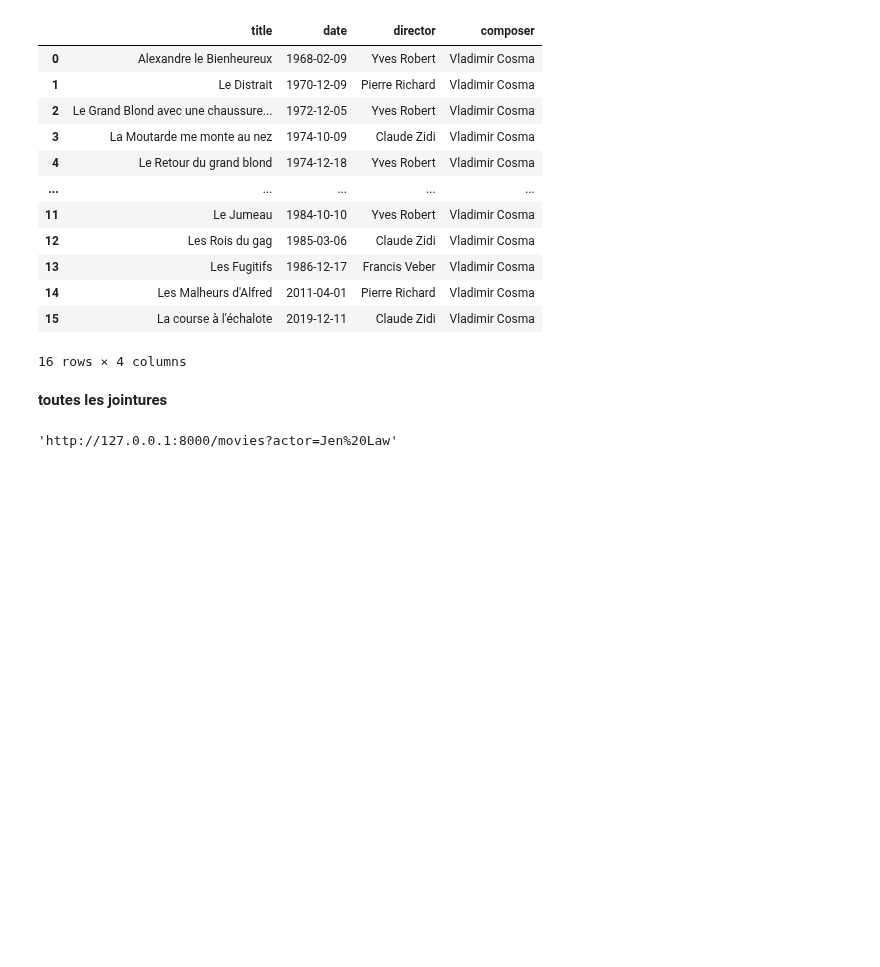
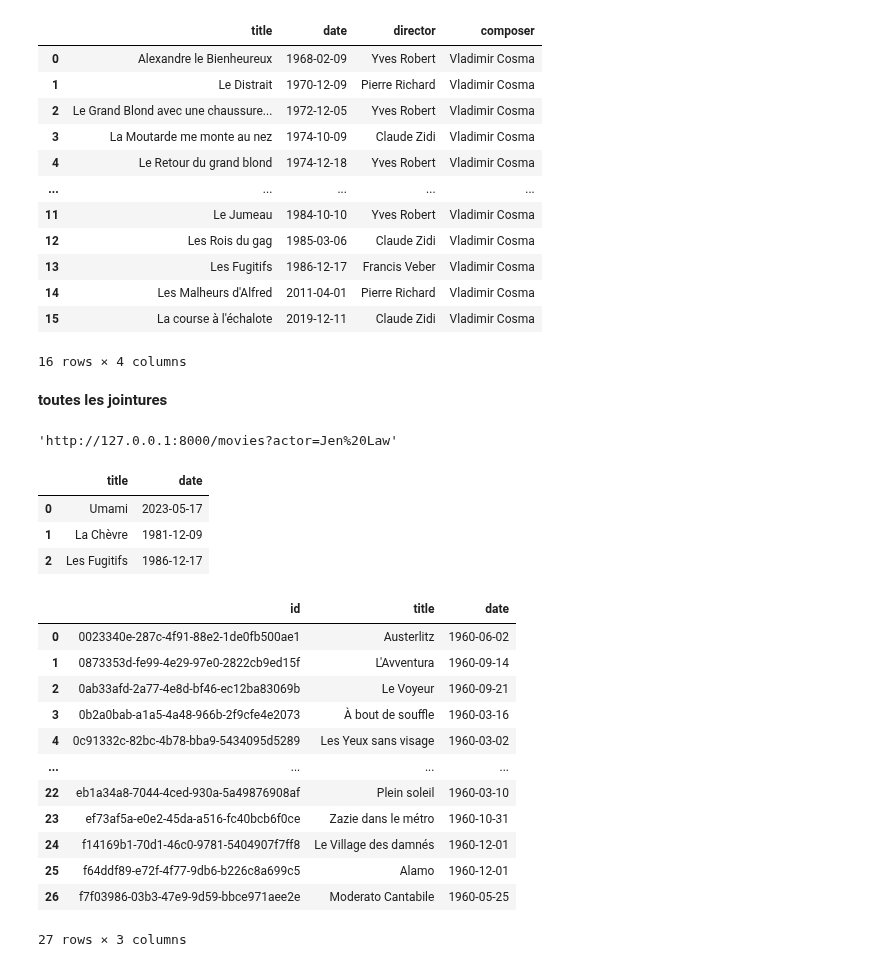
Before and after one commit to Franck-LF/projectBlock1, a Jupyter notebook: DBmovies.ipynb, the cells around one changed output. Cells and saved outputs as stored; diff of their text form; code cells hidden in the pictures; blank space fills up the shorter version.

```diff
--- a/DBmovies.ipynb
+++ b/DBmovies.ipynb
@@ -953,3 +991,57 @@ o = f"http://127.0.0.1:8000/movies?actor={quote(item['actor_name'])}"
 o
 # %% [output]
 'http://127.0.0.1:8000/movies?actor=Jen%20Law'
+# %%
+query = (""" \
+SELECT m.title AS 'title', \
+       m.release_date AS 'date' \
+FROM movies AS m \
+JOIN actor_movie AS am ON am.movie_id = m.movie_id \
+JOIN actors AS a ON a.actor_id = am.actor_id \
+WHERE a.actor_name LIKE '%Depardieu%'
+INTERSECT
+SELECT m.title AS 'title', \
+       m.release_date AS 'date' \
+FROM movies AS m \
+JOIN actor_movie AS am ON am.movie_id = m.movie_id \
+JOIN actors AS a ON a.actor_id = am.actor_id \
+WHERE a.actor_name LIKE '%Pierre Richard%' \
+LIMIT 3; \
+""")
+cursor.execute(query)
+result = cursor.fetchall()
+df = pd.DataFrame(result, columns = ['title', 'date'])
+df
+# %% [output]
+|  | title | date |
+| 0 | Umami | 2023-05-17 |
+| 1 | La Chèvre | 1981-12-09 |
+| 2 | Les Fugitifs | 1986-12-17 |
+# %%
+query = ("""
+SELECT movie_id, title, release_date
+FROM movies
+INTERSECT
+SELECT movie_id, title, release_date
+FROM movies AS m
+WHERE YEAR(release_date) = '1960'
+LIMIT 100
+""")
+cursor.execute(query)
+result = cursor.fetchall()
+df = pd.DataFrame(result, columns = ['id', 'title', 'date'])
+df
+# %% [output]
+|  | id | title | date |
+| 0 | 0023340e-287c-4f91-88e2-1de0fb500ae1 | Austerlitz | 1960-06-02 |
+| 1 | 0873353d-fe99-4e29-97e0-2822cb9ed15f | L'Avventura | 1960-09-14 |
+| 2 | 0ab33afd-2a77-4e8d-bf46-ec12ba83069b | Le Voyeur | 1960-09-21 |
+| 3 | 0b2a0bab-a1a5-4a48-966b-2f9cfe4e2073 | À bout de souffle | 1960-03-16 |
+| 4 | 0c91332c-82bc-4b78-bba9-5434095d5289 | Les Yeux sans visage | 1960-03-02 |
+| ... | ... | ... | ... |
+| 22 | eb1a34a8-7044-4ced-930a-5a49876908af | Plein soleil | 1960-03-10 |
+| 23 | ef73af5a-e0e2-45da-a516-fc40bcb6f0ce | Zazie dans le métro | 1960-10-31 |
+| 24 | f14169b1-70d1-46c0-9781-5404907f7ff8 | Le Village des damnés | 1960-12-01 |
+| 25 | f64ddf89-e72f-4f77-9db6-b226c8a699c5 | Alamo | 1960-12-01 |
+| 26 | f7f03986-03b3-47e9-9d59-bbce971aee2e | Moderato Cantabile | 1960-05-25 |
+27 rows × 3 columns
```
Also changed, not shown: parts of 4 cells of this notebook.
